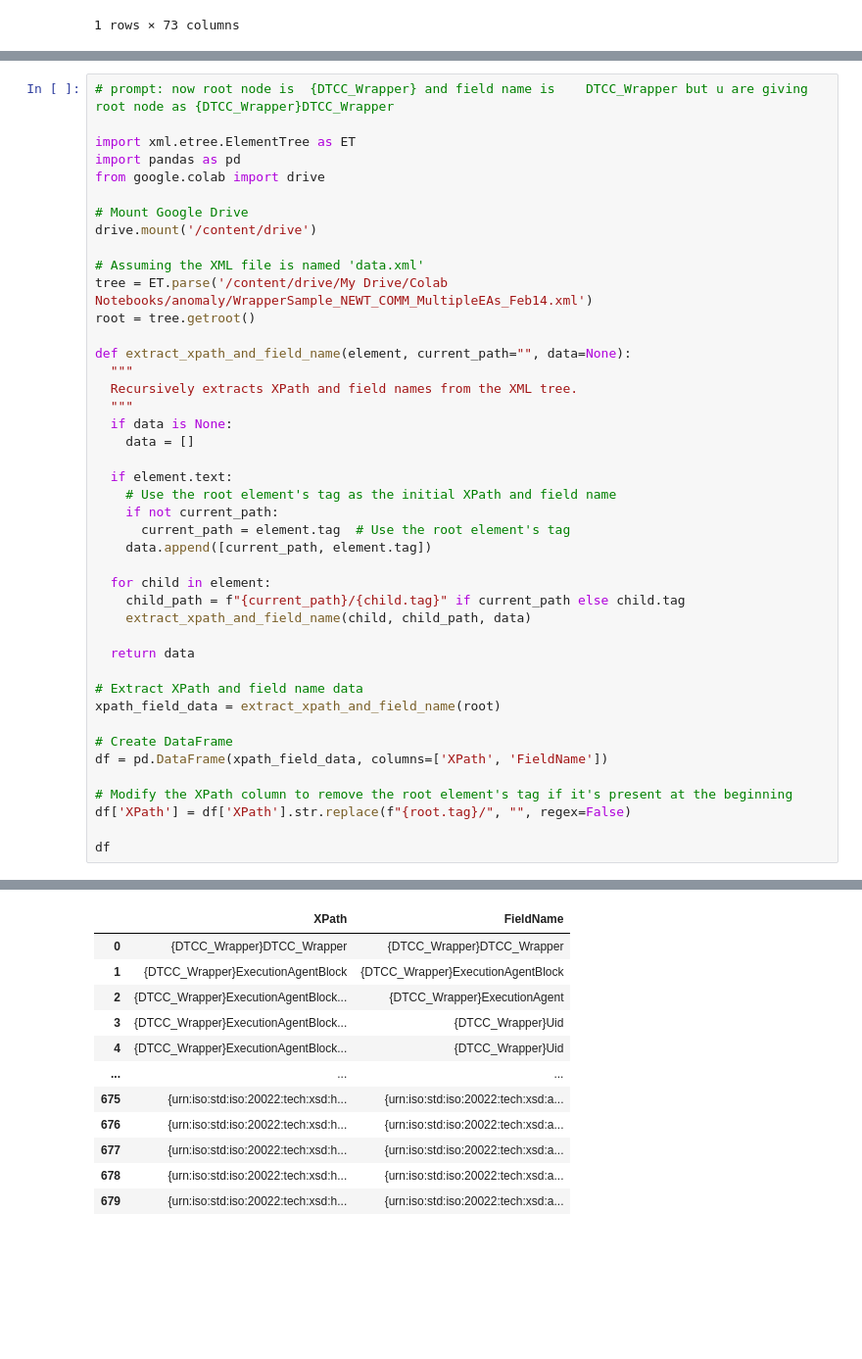
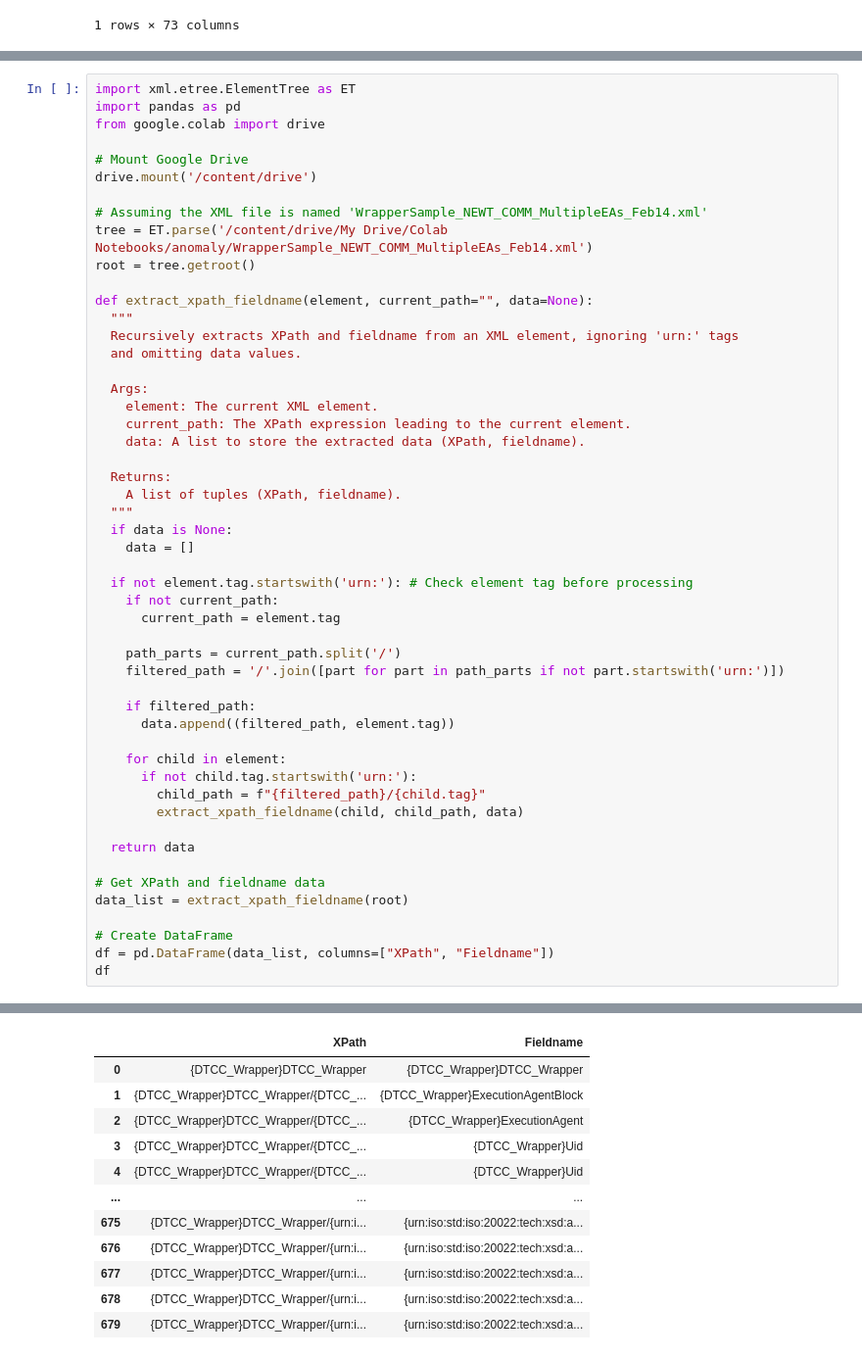
Before and after one commit to prashantmalan/Chatbot, a Jupyter notebook: XmltoDf.ipynb, the cells around one changed output, grey strips where cells are left out. Shown at 98% size. Cells and saved outputs as stored; diff of their text form; blank space fills up the shorter version.

```diff
--- a/XmltoDf.ipynb
+++ b/XmltoDf.ipynb
@@ -227,59 +420,67 @@ Drive already mounted at /content/drive; to attempt to forcibly remount, call dr
 # %%
-# prompt: now root node is 	{DTCC_Wrapper} and field name is 	DTCC_Wrapper but u are giving root node as {DTCC_Wrapper}DTCC_Wrapper
-
 import xml.etree.ElementTree as ET
 import pandas as pd
 from google.colab import drive
 
 # Mount Google Drive
 drive.mount('/content/drive')
 
-# Assuming the XML file is named 'data.xml'
+# Assuming the XML file is named 'WrapperSample_NEWT_COMM_MultipleEAs_Feb14.xml'
 tree = ET.parse('/content/drive/My Drive/Colab Notebooks/anomaly/WrapperSample_NEWT_COMM_MultipleEAs_Feb14.xml')
 root = tree.getroot()
 
-def extract_xpath_and_field_name(element, current_path="", data=None):
+def extract_xpath_fieldname(element, current_path="", data=None):
   """
-  Recursively extracts XPath and field names from the XML tree.
+  Recursively extracts XPath and fieldname from an XML element, ignoring 'urn:' tags
+  and omitting data values.
+
+  Args:
+    element: The current XML element.
+    current_path: The XPath expression leading to the current element.
+    data: A list to store the extracted data (XPath, fieldname).
+
+  Returns:
+    A list of tuples (XPath, fieldname).
   """
   if data is None:
     data = []
 
-  if element.text:
-    # Use the root element's tag as the initial XPath and field name
+  if not element.tag.startswith('urn:'): # Check element tag before processing
     if not current_path:
-      current_path = element.tag  # Use the root element's tag
-    data.append([current_path, element.tag])
+      current_path = element.tag
 
-  for child in element:
-    child_path = f"{current_path}/{child.tag}" if current_path else child.tag
-    extract_xpath_and_field_name(child, child_path, data)
+    path_parts = current_path.split('/')
+    filtered_path = '/'.join([part for part in path_parts if not part.startswith('urn:')])
+
+    if filtered_path:
+      data.append((filtered_path, element.tag))
+
+    for child in element:
+      if not child.tag.startswith('urn:'):
+        child_path = f"{filtered_path}/{child.tag}"
+        extract_xpath_fieldname(child, child_path, data)
 
   return data
 
-# Extract XPath and field name data
-xpath_field_data = extract_xpath_and_field_name(root)
+# Get XPath and fieldname data
+data_list = extract_xpath_fieldname(root)
 
 # Create DataFrame
-df = pd.DataFrame(xpath_field_data, columns=['XPath', 'FieldName'])
-
-# Modify the XPath column to remove the root element's tag if it's present at the beginning
-df['XPath'] = df['XPath'].str.replace(f"{root.tag}/", "", regex=False)
-
+df = pd.DataFrame(data_list, columns=["XPath", "Fieldname"])
 df
 # %% [output]
 Drive already mounted at /content/drive; to attempt to forcibly remount, call drive.mount("/content/drive", force_remount=True).
-|  | XPath | FieldName |
+|  | XPath | Fieldname |
 | 0 | {DTCC_Wrapper}DTCC_Wrapper | {DTCC_Wrapper}DTCC_Wrapper |
-| 1 | {DTCC_Wrapper}ExecutionAgentBlock | {DTCC_Wrapper}ExecutionAgentBlock |
-| 2 | {DTCC_Wrapper}ExecutionAgentBlock... | {DTCC_Wrapper}ExecutionAgent |
-| 3 | {DTCC_Wrapper}ExecutionAgentBlock... | {DTCC_Wrapper}Uid |
-| 4 | {DTCC_Wrapper}ExecutionAgentBlock... | {DTCC_Wrapper}Uid |
+| 1 | {DTCC_Wrapper}DTCC_Wrapper/{DTCC_... | {DTCC_Wrapper}ExecutionAgentBlock |
+| 2 | {DTCC_Wrapper}DTCC_Wrapper/{DTCC_... | {DTCC_Wrapper}ExecutionAgent |
+| 3 | {DTCC_Wrapper}DTCC_Wrapper/{DTCC_... | {DTCC_Wrapper}Uid |
+| 4 | {DTCC_Wrapper}DTCC_Wrapper/{DTCC_... | {DTCC_Wrapper}Uid |
 | ... | ... | ... |
-| 675 | {urn:iso:std:iso:20022:tech:xsd:h... | {urn:iso:std:iso:20022:tech:xsd:a... |
-| 676 | {urn:iso:std:iso:20022:tech:xsd:h... | {urn:iso:std:iso:20022:tech:xsd:a... |
-| 677 | {urn:iso:std:iso:20022:tech:xsd:h... | {urn:iso:std:iso:20022:tech:xsd:a... |
-| 678 | {urn:iso:std:iso:20022:tech:xsd:h... | {urn:iso:std:iso:20022:tech:xsd:a... |
-| 679 | {urn:iso:std:iso:20022:tech:xsd:h... | {urn:iso:std:iso:20022:tech:xsd:a... |
+| 675 | {DTCC_Wrapper}DTCC_Wrapper/{urn:i... | {urn:iso:std:iso:20022:tech:xsd:a... |
+| 676 | {DTCC_Wrapper}DTCC_Wrapper/{urn:i... | {urn:iso:std:iso:20022:tech:xsd:a... |
+| 677 | {DTCC_Wrapper}DTCC_Wrapper/{urn:i... | {urn:iso:std:iso:20022:tech:xsd:a... |
+| 678 | {DTCC_Wrapper}DTCC_Wrapper/{urn:i... | {urn:iso:std:iso:20022:tech:xsd:a... |
+| 679 | {DTCC_Wrapper}DTCC_Wrapper/{urn:i... | {urn:iso:std:iso:20022:tech:xsd:a... |
 680 rows × 2 columns
 # %%
```
Also changed, not shown: parts of 20 cells of this notebook.
